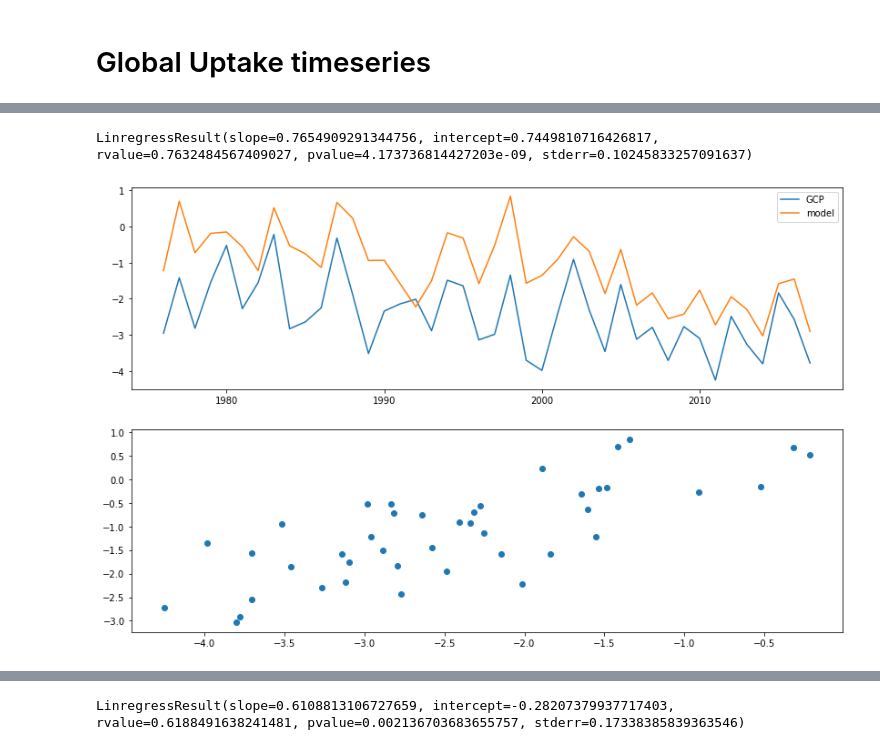
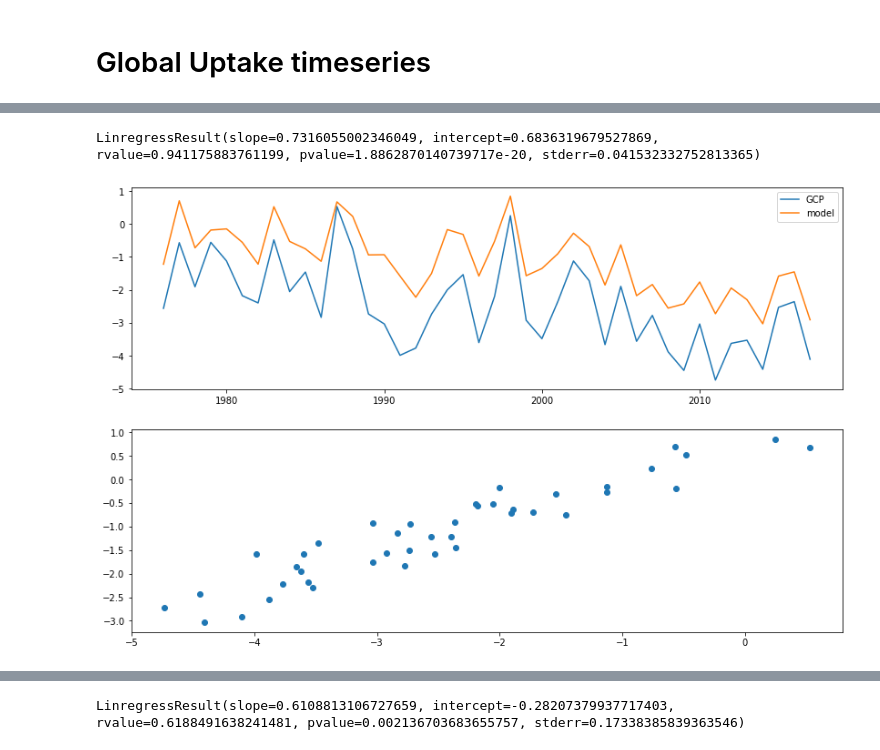
Before and after one commit to rursino/carbon-cycle-feedbacks, a Jupyter notebook: Peylin_flux/Notebooks/model_evaluation.ipynb, the cells around one changed output, grey strips where cells are left out. Cells and saved outputs as stored; diff of their text form; code cells hidden in the pictures.

```diff
--- a/Peylin_flux/Notebooks/model_evaluation.ipynb
+++ b/Peylin_flux/Notebooks/model_evaluation.ipynb
@@ -116,10 +116,3 @@ plt.legend(["Rayner", "CAMS", "JAMSTEC", "JENA_s85", "JENA_s76", "CTRACKER", "GC
 pickle.dump([df.CO2, df.ocean], open("./GCP_ocean.pik", "wb"))
 # %% [markdown]
 # Global Uptake timeseries
-# %%
-fGCB = './../../Prelim_Data_Analysis/gcb_data/budget.csv'
-GCB = pd.read_csv(fGCB,
-                 index_col=0,
-                 usecols=[0,4,5,6])
-GCB = -GCB
-GCB.head()
@@ -133,0 +119,2 @@ GCB.head()
+# %%
+GCB = df; GCB.head()
@@ -134,15 +129,20 @@ GCB.head()
 # %%
-def model_GCP_timeseries(model, sink="land"):
+def model_GCP_timeseries(model, GCB_sink):
+
+    if "land" in GCB_sink:
+        model_sink = "Earth_Land"
+    elif "ocean" in GCB_sink:
+        model_sink = "Earth_Ocean"
 
     plt.figure(figsize=(14,9))
-    plt.subplot(211).plot(model.index, GCB.loc[model.index][f"{sink} sink"])
-    plt.subplot(211).plot(model[f"Earth_{str.title(sink)}"])
+    plt.subplot(211).plot(model.index, GCB.loc[model.index][GCB_sink])
+    plt.subplot(211).plot(model[model_sink])
     plt.legend(["GCP", "model"])
-    plt.subplot(212).scatter(GCB.loc[model.index][f"{sink} sink"], model[f"Earth_{str.title(sink)}"])
+    plt.subplot(212).scatter(GCB.loc[model.index][GCB_sink], model[model_sink])
 
-    return stats.linregress(GCB.loc[model.index][f"{sink} sink"], model[f"Earth_{str.title(sink)}"])
+    return stats.linregress(GCB.loc[model.index][GCB_sink], model[model_sink])
 # %%
-model_GCP_timeseries(JENA_s76)
+model_GCP_timeseries(JENA_s76 , "land");
 # %% [output]
-LinregressResult(slope=0.7654909291344756, intercept=0.7449810716426817, rvalue=0.7632484567409027, pvalue=4.173736814427203e-09, stderr=0.10245833257091637)
+LinregressResult(slope=0.7316055002346049, intercept=0.6836319679527869, rvalue=0.941175883761199, pvalue=1.8862870140739717e-20, stderr=0.041532332752813365)
-[figure, old version]
+[figure, new version]
```
Also changed, not shown: parts of 12 cells of this notebook.
